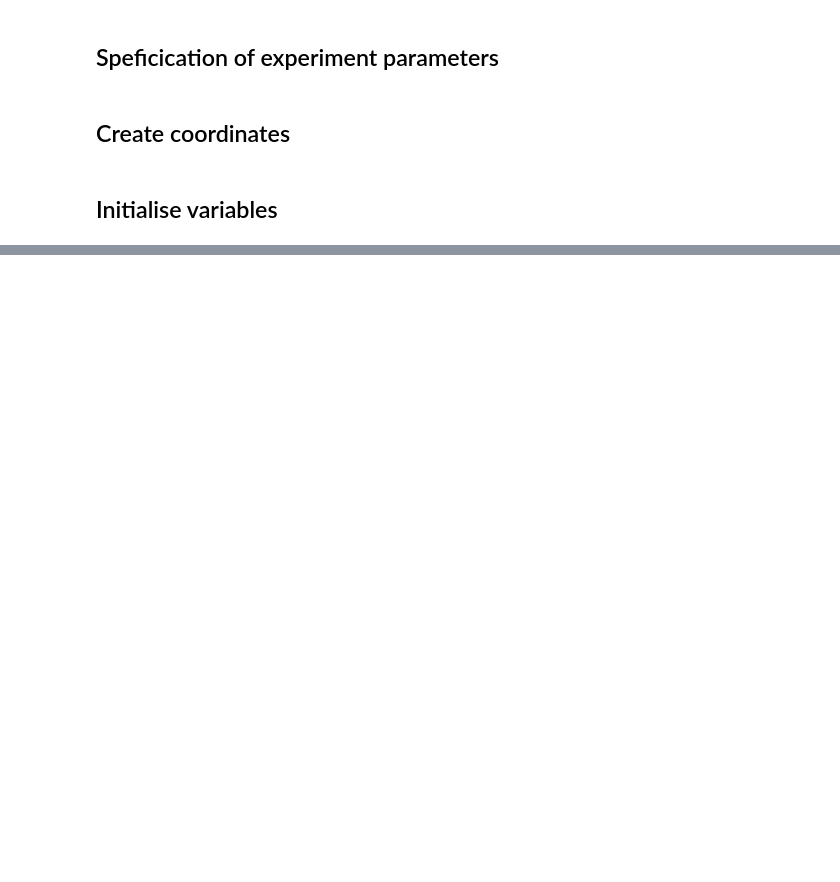
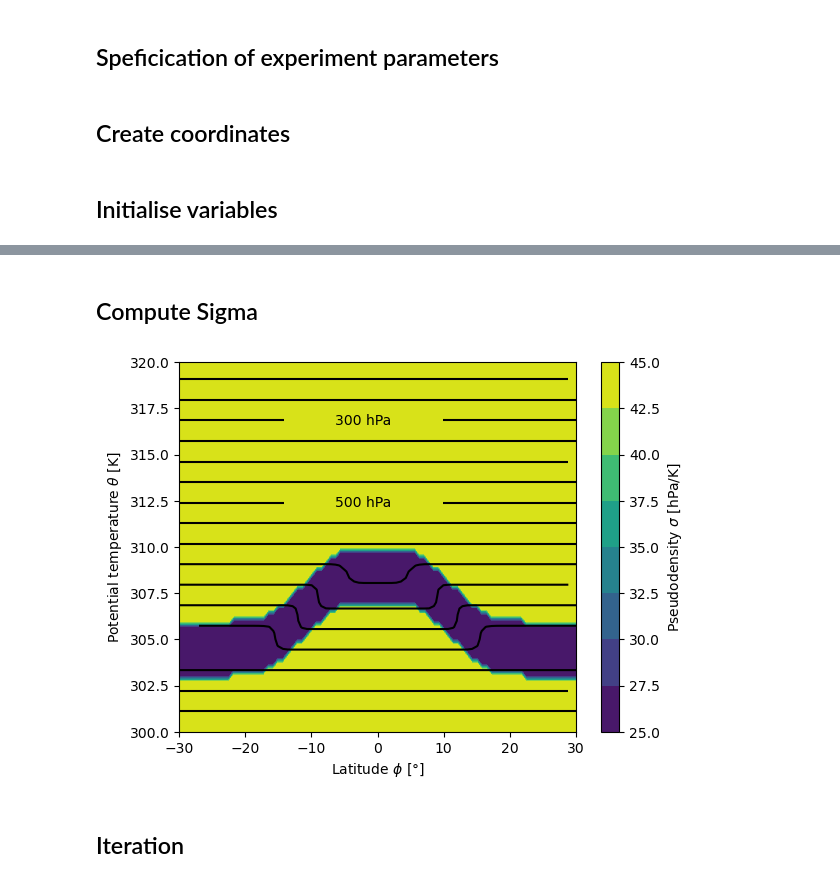
Before and after one commit to williameclee/TradeCumulusInversion, a Jupyter notebook: invtci.ipynb, the cells around one changed output, grey strips where cells are left out. Drawn from its saved outputs; the diff is of its cells as text; code cells hidden in the pictures; blank space fills up the shorter version.

```diff
--- a/invtci.ipynb
+++ b/invtci.ipynb
@@ -199,0 +167,49 @@ IndexError: index 61 is out of bounds for axis 1 with size 61
+# %% [markdown]
+## Compute Sigma
+# %%
+tinc = 0.1
+sigma = np.zeros((2 * jc + 1, kc + 1))  # (-jc:jc,0:kc)
+lat = np.zeros(2 * jl + 1)  # (-jl:jl)
+
+# Calculate sigma values
+sigma[theta_T | theta_B] = 1
+for k in range(kc + 1):
+    for j in range(2 * jc + 1):
+        if theta[k] < theta2[j] and theta[k] >= theta1[j]:
+            tp = theta[k] + tinc
+            tm = theta[k] - tinc
+            fp = (tp - theta1[j]) / (theta2[j] - theta1[j])
+            fm = (tm - theta1[j]) / (theta2[j] - theta1[j])
+            dfdt = (fp - fm) / (2 * tinc)
+            sigma[j, k] = (sigma0 - dp * dfdt) / sigma0
+
+phimin = -30  # phimin (degrees) for plot
+phimax = 30  # phi max (degrees) for plot
+ptop = 300 # ptop (hPa) for plot
+
+# interpolate potential latitude and theta postions to actual latitude
+lat = np.linspace(phimin, phimax, 2 * jl + 1)
+dl = lat[1] - lat[0]
+
+# ignoring line 255 of calling int
+
+# Visualise sigma
+fig, ax = plt.subplots()
+contourf_sigma = ax.contourf(phi, theta, sigma.T * sigma0 / 100)
+contour_pres = ax.contour(
+    phi, theta, pres.T * pb / 100, colors="k", levels=np.arange(100, 1000, 50)
+)
+ax.clabel(contour_pres, levels=np.arange(100, 1000, 100), fmt="%d hPa")
+ax.set_xlim(-30, 30)
+ax.set_ylim(300, 320)
+fig.colorbar(contourf_sigma, label=r"Pseudodensity $\sigma$ [hPa/K]")
+ax.set_xlabel(r"Latitude $\phi$ [°]")
+ax.set_ylabel(r"Potential temperature $\theta$ [K]")
+fig.show()
+
+plt.plot(lat)
+plt.show()
+# %% [output]
+[figure, added]
+# %% [markdown]
+## Iteration
```
Also changed, not shown: parts of 12 cells of this notebook, 2 other files.
